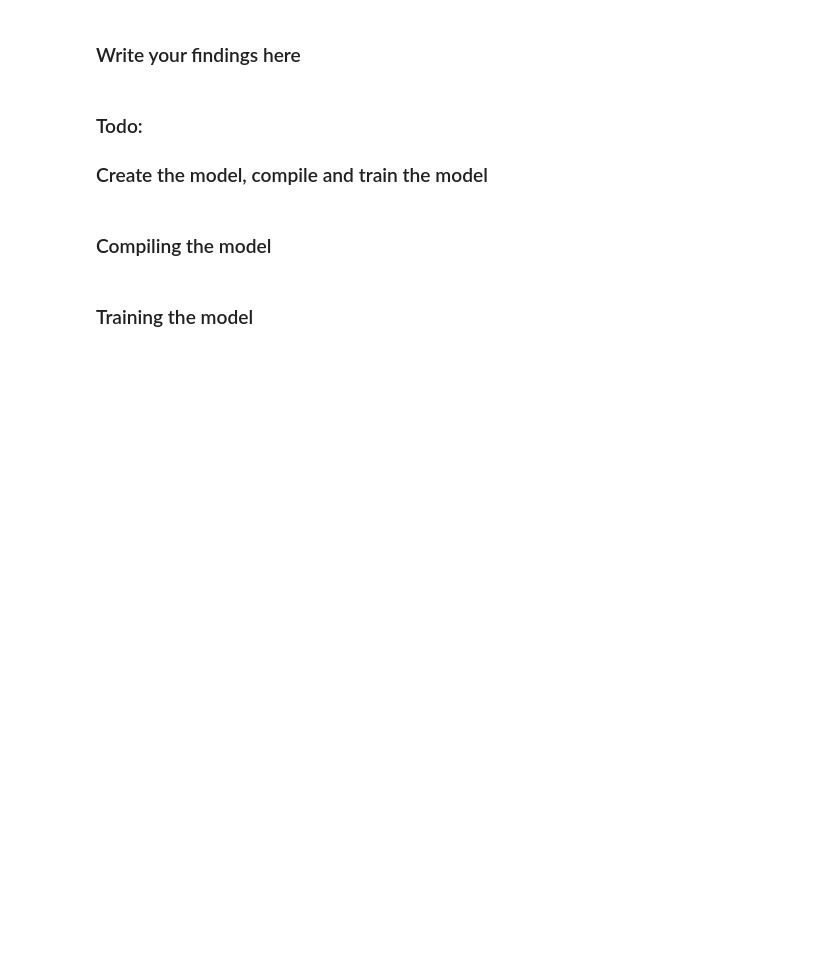
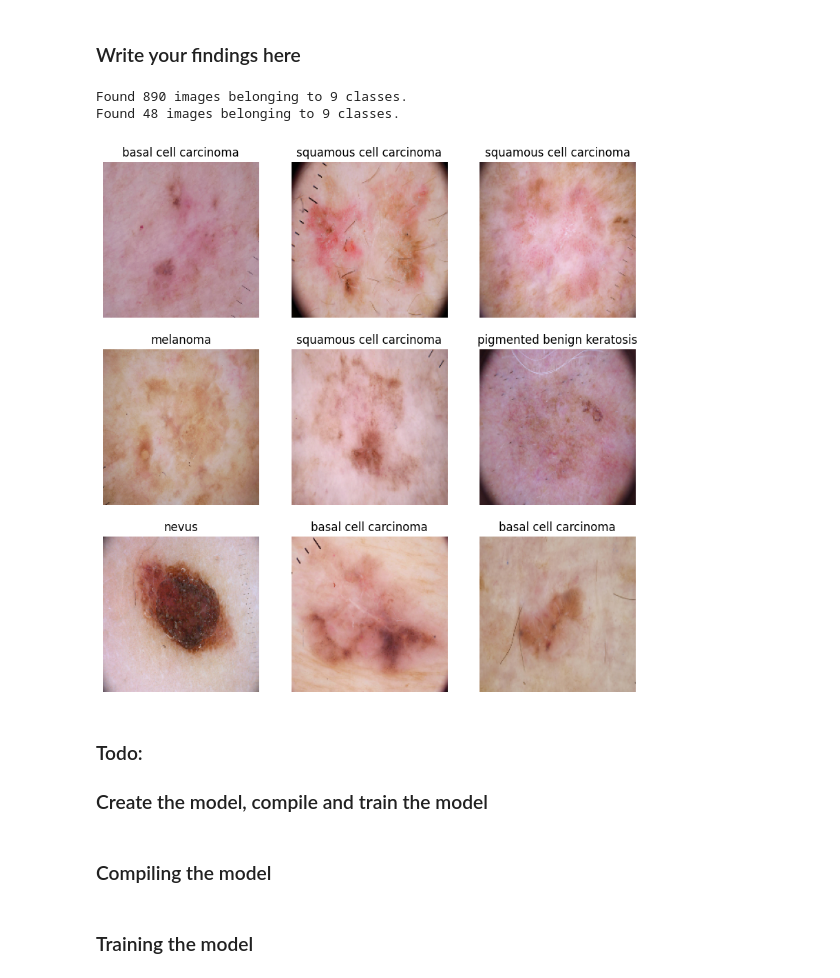
Before and after one commit to jhanjideepak/melanoma-detection, a Jupyter notebook: Starter_code_Assignment_CNN_Skin_Cancer (1).ipynb, the cells around one changed output. Cells and saved outputs as stored; diff of their text form; code cells hidden in the pictures; blank space fills up the shorter version.

```diff
--- a/Starter_code_Assignment_CNN_Skin_Cancer (1).ipynb
+++ b/Starter_code_Assignment_CNN_Skin_Cancer (1).ipynb
@@ -300,6 +314,47 @@ plt.show()
+# %%
+# Todo, after you have analysed the model fit history for presence of underfit or overfit, choose an appropriate data augumentation strategy.
+# Your code goes here
+datagen = ImageDataGenerator(
+        featurewise_center=False,  # set input mean to 0 over the dataset
+        samplewise_center=False,  # set each sample mean to 0
+        featurewise_std_normalization=False,  # divide inputs by std of the dataset
+        samplewise_std_normalization=False,  # divide each input by its std
+        zca_whitening=False,  # apply ZCA whitening
+        rotation_range=10,  # randomly rotate images in the range (degrees, 0 to 180)
+        zoom_range = 0.1, # Randomly zoom image
+        width_shift_range=0.1,  # randomly shift images horizontally (fraction of total width)
+        height_shift_range=0.1,  # randomly shift images vertically (fraction of total height)
+        horizontal_flip=False,  # randomly flip images
+        vertical_flip=False)  # randomly flip images
+
+image_class = ['nevus','melanoma','basal_cell_caricoma','actinic_keratosis','vasc_lesion','dermatofibroma', 'pigmented_keratosis', 'seborrheic_keratosis', 'squamous_carci']
+
+train_batches = datagen.flow_from_directory(data_dir_train,
+    target_size = (180,180),
+    classes = image_class,
+    batch_size = 64
+ )
+
+valid_batches = datagen.flow_from_directory(data_dir_test,
+    target_size = (180,180),
+    classes = image_class,
+    batch_size = 64
+)
+# %% [output]
+Found 890 images belonging to 9 classes.
+Found 48 images belonging to 9 classes.
 # %%
 # Todo, visualize how your augmentation strategy works for one instance of training image.
 # Your code goes here
+plt.figure(figsize=(10, 10))
+for images, labels in train_ds.take(1):
+  for i in range(9):
+    ax = plt.subplot(3, 3, i + 1)
+    plt.imshow(images[i].numpy().astype("uint8"))
+    plt.title(class_names[labels[i]])
+    plt.axis("off")
+# %% [output]
+[figure, added]
 # %% [markdown]
 ### Todo:
 ### Create the model, compile and train the model
```
Also changed, not shown: parts of 28 cells of this notebook.
